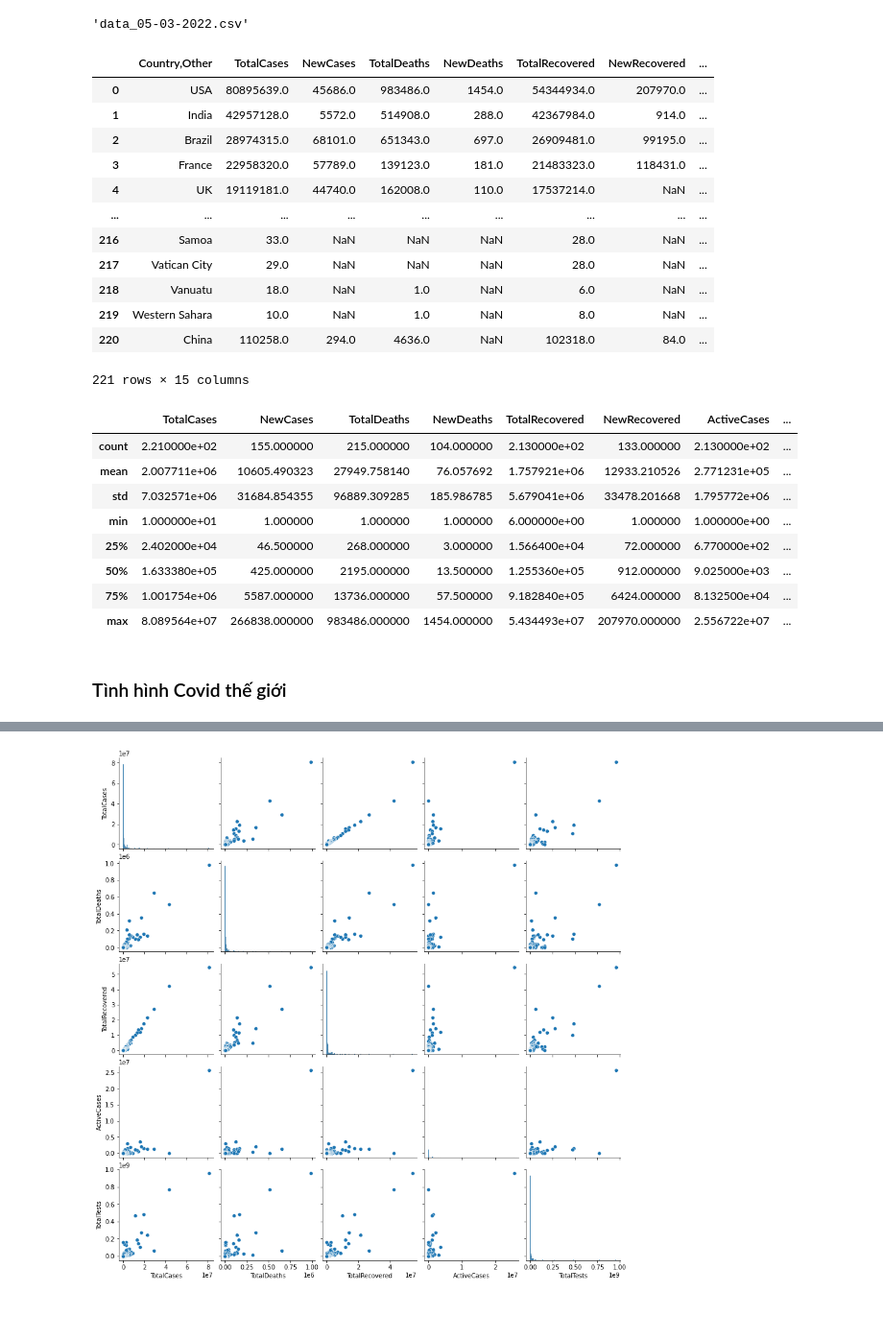
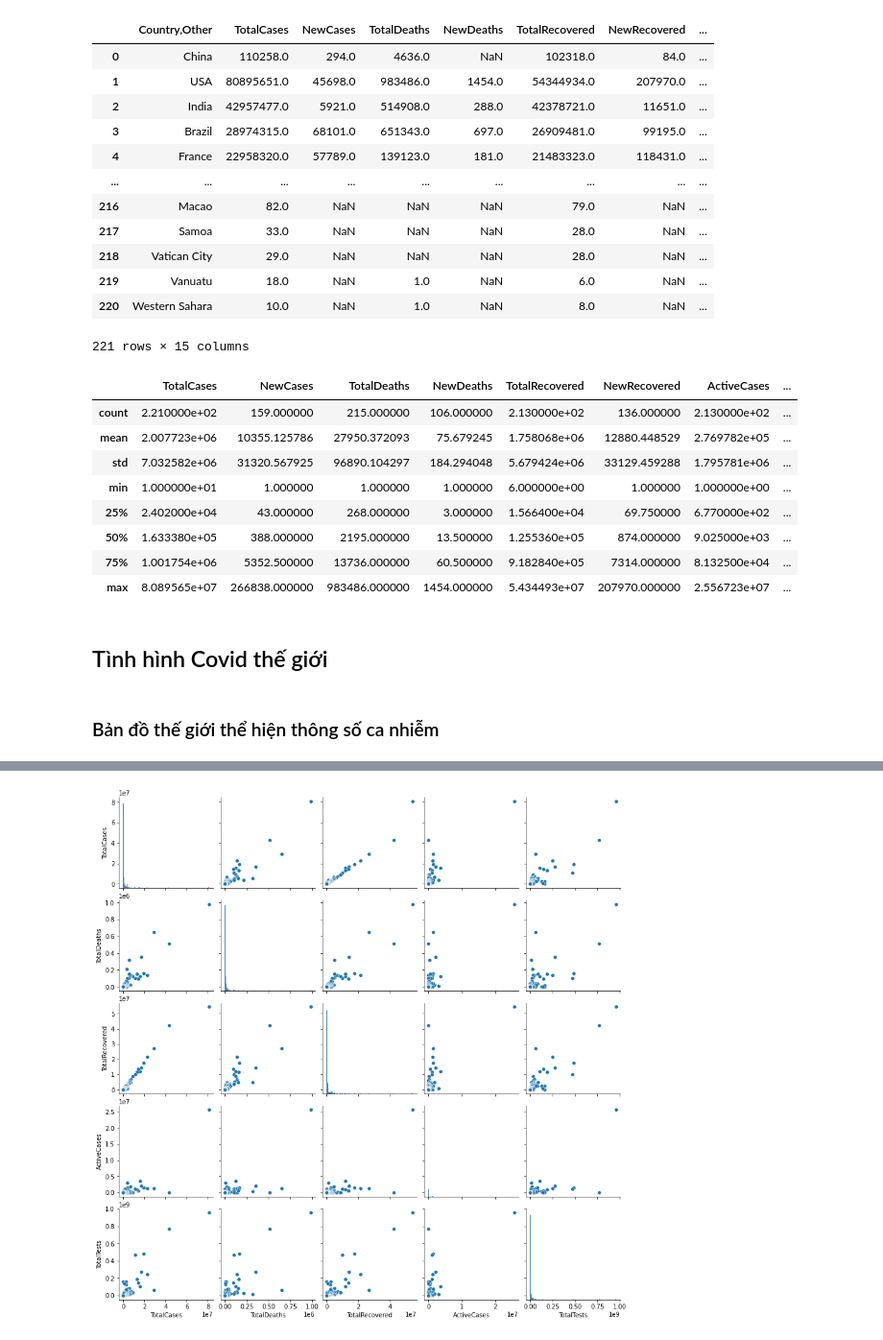
Before and after one commit to trinhhinh729/Lab1---DataVisualization, a Jupyter notebook: Analysis&Visualization.ipynb, the cells around one changed output, grey strips where cells are left out. Shown at 96% size. Saved outputs shown, nothing was run; the diff lists cells and outputs as text; code cells hidden in the pictures; blank space fills up the shorter version.

```diff
--- a/Analysis&Visualization.ipynb
+++ b/Analysis&Visualization.ipynb
@@ -6,42 +5,35 @@ import os
 import plotly.express as px
 import seaborn as sns
-# %%
-files = os.listdir('./')
-for file in files:
-    if file.endswith(".csv"):
-        file_name = file
-
-file_name
-# %% [output]
-'data_05-03-2022.csv'
 # %%
-df = pd.read_csv(file_name)
+df = pd.read_csv(r"./data.csv")
 df
 # %% [output]
 |  | Country,Other | TotalCases | NewCases | TotalDeaths | NewDeaths | TotalRecovered | NewRecovered | ... |
-| 0 | USA | 80895639.0 | 45686.0 | 983486.0 | 1454.0 | 54344934.0 | 207970.0 | ... |
-| 1 | India | 42957128.0 | 5572.0 | 514908.0 | 288.0 | 42367984.0 | 914.0 | ... |
-| 2 | Brazil | 28974315.0 | 68101.0 | 651343.0 | 697.0 | 26909481.0 | 99195.0 | ... |
-| 3 | France | 22958320.0 | 57789.0 | 139123.0 | 181.0 | 21483323.0 | 118431.0 | ... |
-| 4 | UK | 19119181.0 | 44740.0 | 162008.0 | 110.0 | 17537214.0 | NaN | ... |
+| 0 | China | 110258.0 | 294.0 | 4636.0 | NaN | 102318.0 | 84.0 | ... |
+| 1 | USA | 80895651.0 | 45698.0 | 983486.0 | 1454.0 | 54344934.0 | 207970.0 | ... |
+| 2 | India | 42957477.0 | 5921.0 | 514908.0 | 288.0 | 42378721.0 | 11651.0 | ... |
+| 3 | Brazil | 28974315.0 | 68101.0 | 651343.0 | 697.0 | 26909481.0 | 99195.0 | ... |
+| 4 | France | 22958320.0 | 57789.0 | 139123.0 | 181.0 | 21483323.0 | 118431.0 | ... |
 | ... | ... | ... | ... | ... | ... | ... | ... | ... |
-| 216 | Samoa | 33.0 | NaN | NaN | NaN | 28.0 | NaN | ... |
-| 217 | Vatican City | 29.0 | NaN | NaN | NaN | 28.0 | NaN | ... |
-| 218 | Vanuatu | 18.0 | NaN | 1.0 | NaN | 6.0 | NaN | ... |
-| 219 | Western Sahara | 10.0 | NaN | 1.0 | NaN | 8.0 | NaN | ... |
-| 220 | China | 110258.0 | 294.0 | 4636.0 | NaN | 102318.0 | 84.0 | ... |
+| 216 | Macao | 82.0 | NaN | NaN | NaN | 79.0 | NaN | ... |
+| 217 | Samoa | 33.0 | NaN | NaN | NaN | 28.0 | NaN | ... |
+| 218 | Vatican City | 29.0 | NaN | NaN | NaN | 28.0 | NaN | ... |
+| 219 | Vanuatu | 18.0 | NaN | 1.0 | NaN | 6.0 | NaN | ... |
+| 220 | Western Sahara | 10.0 | NaN | 1.0 | NaN | 8.0 | NaN | ... |
 221 rows × 15 columns
 # %%
 df.describe()
 # %% [output]
 |  | TotalCases | NewCases | TotalDeaths | NewDeaths | TotalRecovered | NewRecovered | ActiveCases | ... |
-| count | 2.210000e+02 | 155.000000 | 215.000000 | 104.000000 | 2.130000e+02 | 133.000000 | 2.130000e+02 | ... |
-| mean | 2.007711e+06 | 10605.490323 | 27949.758140 | 76.057692 | 1.757921e+06 | 12933.210526 | 2.771231e+05 | ... |
-| std | 7.032571e+06 | 31684.854355 | 96889.309285 | 185.986785 | 5.679041e+06 | 33478.201668 | 1.795772e+06 | ... |
+| count | 2.210000e+02 | 159.000000 | 215.000000 | 106.000000 | 2.130000e+02 | 136.000000 | 2.130000e+02 | ... |
+| mean | 2.007723e+06 | 10355.125786 | 27950.372093 | 75.679245 | 1.758068e+06 | 12880.448529 | 2.769782e+05 | ... |
+| std | 7.032582e+06 | 31320.567925 | 96890.104297 | 184.294048 | 5.679424e+06 | 33129.459288 | 1.795781e+06 | ... |
 | min | 1.000000e+01 | 1.000000 | 1.000000 | 1.000000 | 6.000000e+00 | 1.000000 | 1.000000e+00 | ... |
-| 25% | 2.402000e+04 | 46.500000 | 268.000000 | 3.000000 | 1.566400e+04 | 72.000000 | 6.770000e+02 | ... |
-| 50% | 1.633380e+05 | 425.000000 | 2195.000000 | 13.500000 | 1.255360e+05 | 912.000000 | 9.025000e+03 | ... |
-| 75% | 1.001754e+06 | 5587.000000 | 13736.000000 | 57.500000 | 9.182840e+05 | 6424.000000 | 8.132500e+04 | ... |
-| max | 8.089564e+07 | 266838.000000 | 983486.000000 | 1454.000000 | 5.434493e+07 | 207970.000000 | 2.556722e+07 | ... |
+| 25% | 2.402000e+04 | 43.000000 | 268.000000 | 3.000000 | 1.566400e+04 | 69.750000 | 6.770000e+02 | ... |
+| 50% | 1.633380e+05 | 388.000000 | 2195.000000 | 13.500000 | 1.255360e+05 | 874.000000 | 9.025000e+03 | ... |
+| 75% | 1.001754e+06 | 5352.500000 | 13736.000000 | 60.500000 | 9.182840e+05 | 7314.000000 | 8.132500e+04 | ... |
+| max | 8.089565e+07 | 266838.000000 | 983486.000000 | 1454.000000 | 5.434493e+07 | 207970.000000 | 2.556723e+07 | ... |
 # %% [markdown]
-### Tình hình Covid thế giới
+## Tình hình Covid thế giới
+# %% [markdown]
+### Bản đồ thế giới thể hiện thông số ca nhiễm
```
Also changed, not shown: parts of 18 cells of this notebook, 2 other files.
